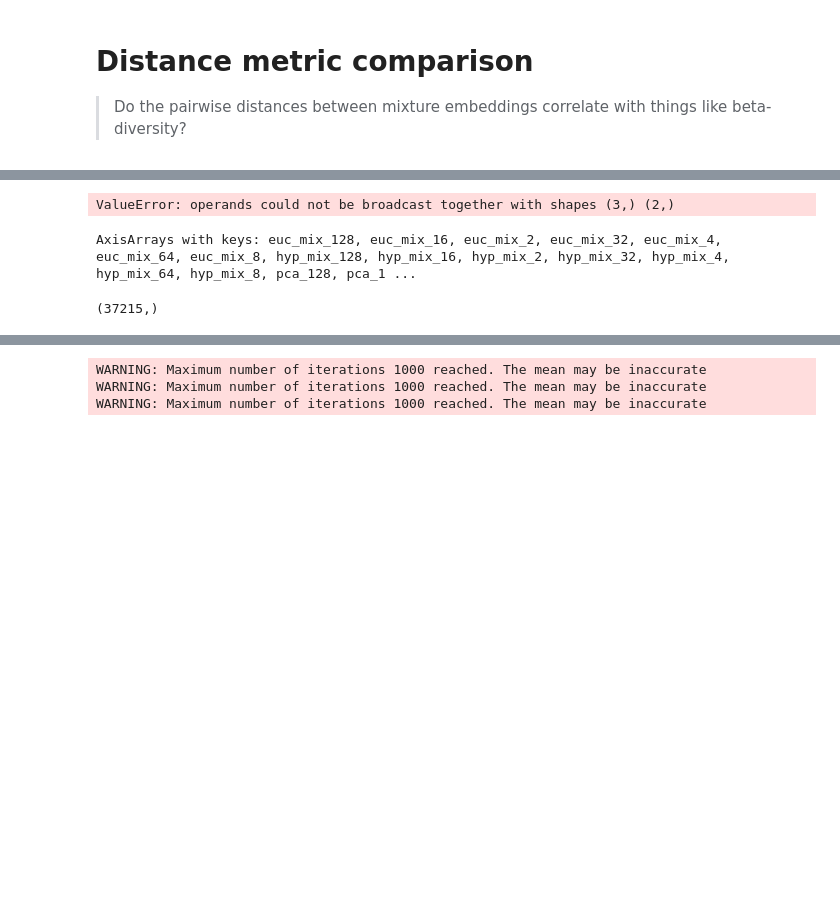
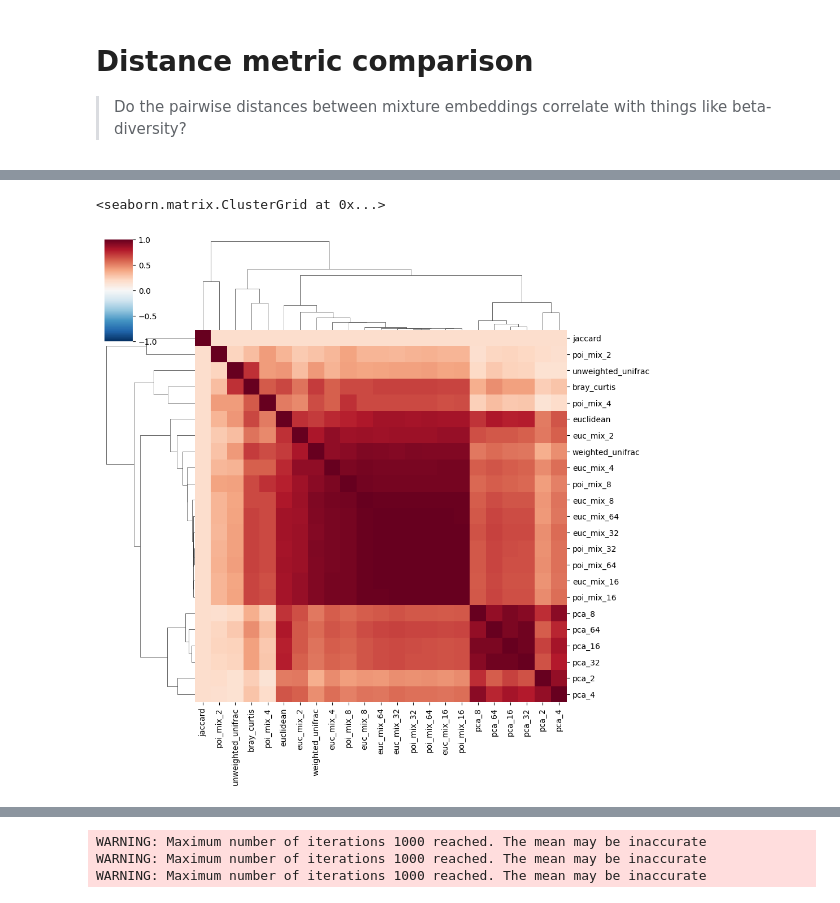
Before and after one commit to ez2rok/mixture_embeddings, a Jupyter notebook: notebooks/pac/distance_metric_comparison.ipynb, the cells around one changed output, grey strips where cells are left out. Cells and saved outputs as stored; diff of their text form; code cells hidden in the pictures; blank space fills up the shorter version.

Commit message:
Fix convergence; more distance metrics

```diff
--- a/notebooks/pac/distance_metric_comparison.ipynb
+++ b/notebooks/pac/distance_metric_comparison.ipynb
@@ -58,9 +69,10 @@ AnnData object with n_obs × n_vars = 20 × 2818
     obsm: 'euc_mix_128', 'euc_mix_16', 'euc_mix_2', 'euc_mix_32', 'euc_mix_4', 'euc_mix_64', 'euc_mix_8', 'hyp_mix_128', 'hyp_mix_16', 'hyp_mix_2', 'hyp_mix_32', 'hyp_mix_4', 'hyp_mix_64', 'hyp_mix_8' ...
 # %%
 def tqdm_pairwise_distances(X, dist_function, **kwargs):
-    """ A wrapper for applying any distance function """
+    """A wrapper for applying any distance function"""
     # Initialize progress bar
-    pbar = tqdm(total=int(X.shape[0]**2/2))
+    n = X.shape[0]
+    pbar = tqdm(total=int(n * (n + 1) / 2))  # compute upper triangle
 
     # Custom distance function
     def custom_distance(x, y):
@@ -114,7 +128,7 @@ adata.obsp["euclidean"] = tqdm_pairwise_distances(
 )
 # %%
 # Distance-based stuff:
-for dim in [2, 4, 8, 16, 32, 64, 128]:
+for dim in [2, 4, 8, 16, 32, 64]:  # , 128]:
     adata.obsp[f"euc_mix_{dim}"] = tqdm_pairwise_distances(
         adata.obsm[f"euc_mix_{dim}"], scipy.spatial.distance.euclidean
     )
@@ -129,16 +143,47 @@ for dim in [2, 4, 8, 16, 32, 64, 128]:
     adata.obsp[f"poi_mix_{dim}"] = tqdm_pairwise_distances(
         adata.obsm[f"poi_mix_{dim}"], poi_manifold.metric.dist
     )
-# %% [output]
-ValueError: operands could not be broadcast together with shapes (3,) (2,)
-# %%
-adata.obsm
-# %% [output]
-AxisArrays with keys: euc_mix_128, euc_mix_16, euc_mix_2, euc_mix_32, euc_mix_4, euc_mix_64, euc_mix_8, hyp_mix_128, hyp_mix_16, hyp_mix_2, hyp_mix_32, hyp_mix_4, hyp_mix_64, hyp_mix_8, pca_128, pca_1 ...
-# %%
-adata.var.index.shape
-# %% [output]
-(37215,)
+# %%
+# Compute correlations
+
+corrs = pd.DataFrame(index=adata.obsp.keys(), columns=adata.obsp.keys())
+n = len(corrs)
+pbar = tqdm(total=int(n ** 2 / 2))
+
+for i in range(n):
+    for j in range(i, n):
+        corrs.iloc[i, j] = corrs.iloc[j, i] = scipy.stats.spearmanr(
+            adata.obsp[corrs.index[i]].flatten(),
+            adata.obsp[corrs.columns[j]].flatten(),
+        )[0]
+        pbar.update()
+# %%
+# fig = plt.figure(figsize=(15, 15))
+# plt.matshow(
+#     corrs.astype(float), cmap="RdBu_r", vmin=-1, vmax=1, fignum=fig.number
+# )
+# plt.xlabel("Distance metric")
+# plt.ylabel("Distance metric")
+# plt.xticks(range(len(corrs)), corrs.columns, rotation=90)
+# plt.yticks(range(len(corrs)), corrs.columns)
+# plt.colorbar()
+# plt.show()
+
+# Make a dendrogram + heatmap
+from seaborn import clustermap
+
+clustermap(
+    corrs.astype(float).dropna(axis=0, how="all").dropna(axis=1, how="all"),
+    cmap="RdBu_r",
+    vmin=-1,
+    vmax=1,
+    figsize=(10, 10),
+    xticklabels=True,
+    yticklabels=True,
+)
+# %% [output]
+<seaborn.matrix.ClusterGrid at 0x...>
+[figure, added]
 # %%
 # # Head 20 = ~19 minutes for the whole thing
 # # Head 50 = ~2 hours
```
Also changed, not shown: parts of 6 cells of this notebook, 1 other file.
